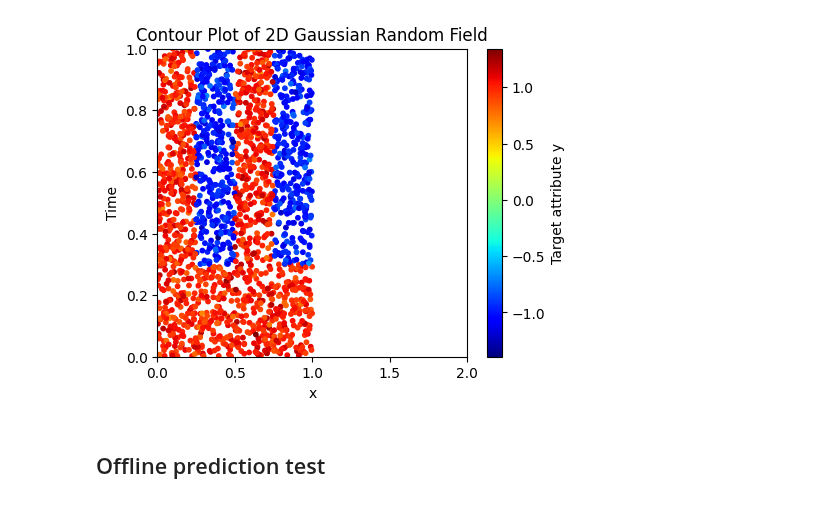
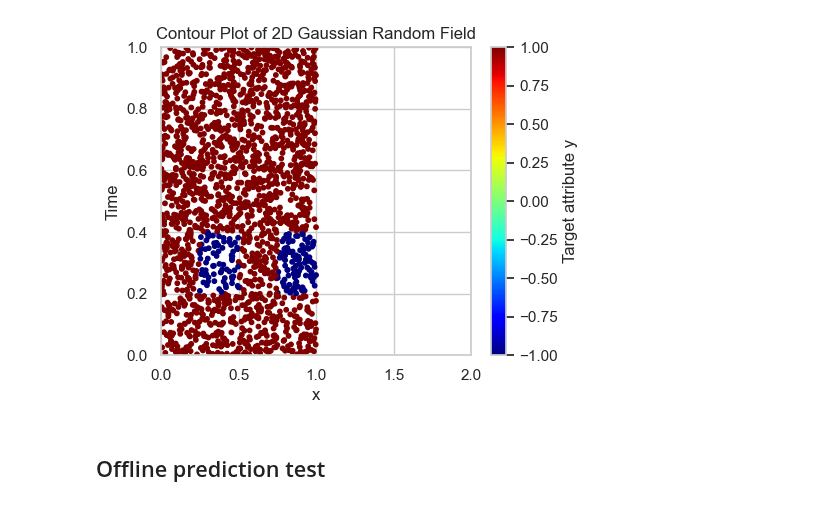
Before and after one commit to hossein-haeri/msmsa, a Jupyter notebook: dth_run.ipynb, the cells around one changed output. Drawn from its saved outputs; the diff is of its cells as text; code cells hidden in the pictures.

```diff
--- a/dth_run.ipynb
+++ b/dth_run.ipynb
@@ -18,6 +18,8 @@ from datasets.data_loader import load_dataset
 import dth
 from baselines_v2 import kswin_reg
 from sklearn.ensemble import RandomForestRegressor
+from sklearn.tree import DecisionTreeRegressor
+
 from sklearn.pipeline import make_pipeline
 from sklearn.preprocessing import StandardScaler
 
@@ -58,11 +60,11 @@ def generate_2_class_field(num_points):
     # Generate the random field
     y = np.ones(num_points)
     for i in range(num_points):
-        if 2*x[i] - int(2*x[i]) > 0.5 and t[i] > 0.3:
+        if 2*x[i] - int(2*x[i]) > 0.5 and  0.2 < t[i] < 0.4:
         # if x[i]+t[i] > 1:
             y[i] = -1
 
-    y = y + np.random.normal(0, .1, num_points)
+    y = y + np.random.normal(0, .0, num_points)
     return x, t, y
 
 def generate_2d_abrupt_drift_field(num_points):
@@ -107,34 +109,34 @@ x, t, y = generate_2d_abrupt_drift_field(num_points)
 # y = y1
 
 x = x2
 t = t2
 y = y2
 
 num_samples = len(x)
 # Make a stream of samples
 stream = []
 for i in range(num_samples):
     stream.append((x[i], y[i], t[i], None))
 # sort samples in the stream by time
 stream.sort(key=lambda sample: sample[2])
 
 %matplotlib inline
 # Create a contour plot
 plt.figure(figsize=(5, 4))
 # plt.tricontourf(x, t, y, levels=20, cmap='viridis')
 # plt.colorbar(label='Target attribute y')
 vmin = min(y)
 vmax = max(y)
 plt.scatter(x, t, c=y, s=10, cmap='jet',vmin=vmin, vmax=vmax)
 plt.colorbar(label='Target attribute y')
 plt.xlim(0, 2)
 plt.ylim(0, 1)
 plt.title('Contour Plot of 2D Gaussian Random Field')
 plt.xlabel('x')
 plt.ylabel('Time')
 plt.show()
 # %% [output]
-[figure, old version]
+[figure, new version]
 # %% [markdown]
 ## Offline prediction test
 # %%
```
Also changed, not shown: parts of 2 cells of this notebook, 6 other files.
